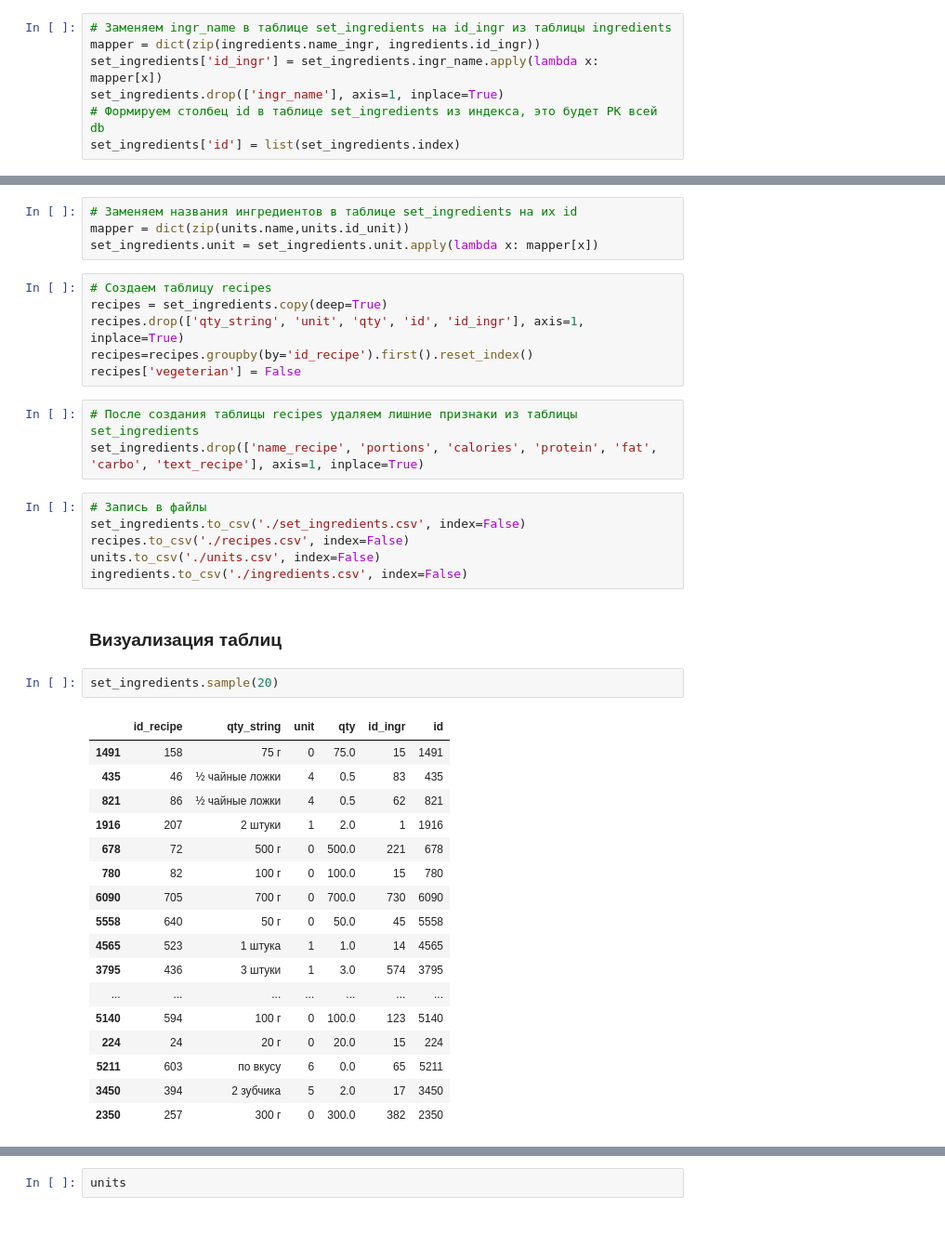
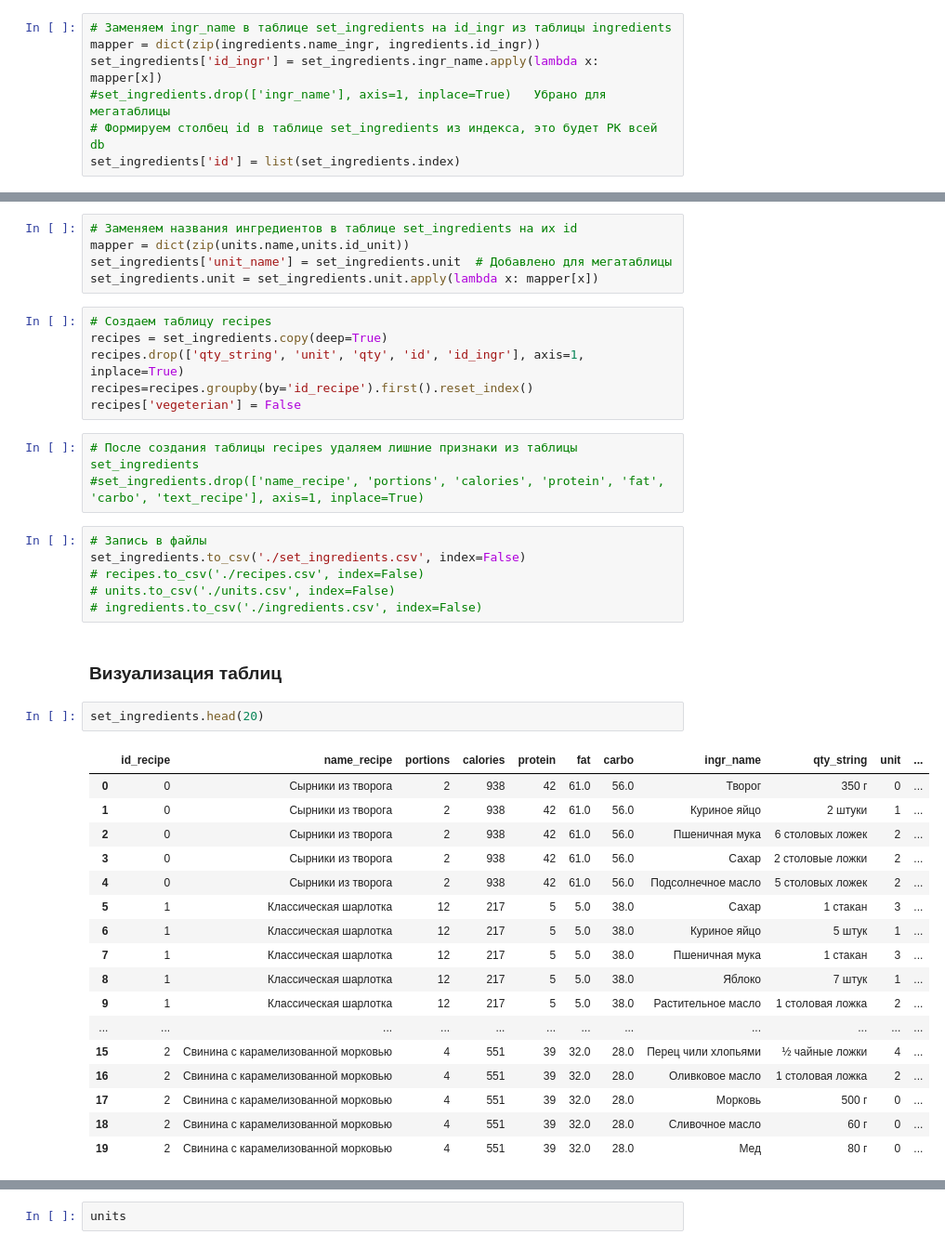
Before and after one commit to Yyalexx/random-desert, a Jupyter notebook: eda.ru/make_tbl_2.ipynb, the cells around one changed output, grey strips where cells are left out. Shown: that part at 93% size. Drawn from its saved outputs; the diff is of its cells as text.

Commit message:
category ingr_dict.ipynb

```diff
--- a/eda.ru/make_tbl_2.ipynb
+++ b/eda.ru/make_tbl_2.ipynb
@@ -24,7 +24,7 @@ set_ingredients. rename(columns = {'recipe_name':'name_recipe',
 # Заменяем ingr_name в таблице set_ingredients на id_ingr из таблицы ingredients
 mapper = dict(zip(ingredients.name_ingr, ingredients.id_ingr))
 set_ingredients['id_ingr'] = set_ingredients.ingr_name.apply(lambda x: mapper[x])
-set_ingredients.drop(['ingr_name'], axis=1, inplace=True)
+#set_ingredients.drop(['ingr_name'], axis=1, inplace=True)   Убрано для мегатаблицы
 # Формируем столбец id в таблице set_ingredients из индекса, это будет PK всей db
 set_ingredients['id'] = list(set_ingredients.index)
 # %%
@@ -103,6 +103,7 @@ units['id_unit'] = list(units.index)
 # %%
 # Заменяем названия ингредиентов в таблице set_ingredients на их id
 mapper = dict(zip(units.name,units.id_unit))
+set_ingredients['unit_name'] = set_ingredients.unit  # Добавлено для мегатаблицы
 set_ingredients.unit = set_ingredients.unit.apply(lambda x: mapper[x])
 # %%
 # Создаем таблицу recipes
@@ -112,35 +113,35 @@ recipes=recipes.groupby(by='id_recipe').first().reset_index()
 recipes['vegeterian'] = False
 # %%
 # После создания таблицы recipes удаляем лишние признаки из таблицы set_ingredients
-set_ingredients.drop(['name_recipe', 'portions', 'calories', 'protein', 'fat', 'carbo', 'text_recipe'], axis=1, inplace=True)
+#set_ingredients.drop(['name_recipe', 'portions', 'calories', 'protein', 'fat', 'carbo', 'text_recipe'], axis=1, inplace=True)
 # %%
 # Запись в файлы
 set_ingredients.to_csv('./set_ingredients.csv', index=False)
-recipes.to_csv('./recipes.csv', index=False)
-units.to_csv('./units.csv', index=False)
-ingredients.to_csv('./ingredients.csv', index=False)
+# recipes.to_csv('./recipes.csv', index=False)
+# units.to_csv('./units.csv', index=False)
+# ingredients.to_csv('./ingredients.csv', index=False)
 # %% [markdown]
 ### Визуализация таблиц
 # %%
-set_ingredients.sample(20)
+set_ingredients.head(20)
 # %% [output]
-|  | id_recipe | qty_string | unit | qty | id_ingr | id |
-| 1491 | 158 | 75 г | 0 | 75.0 | 15 | 1491 |
-| 435 | 46 | ½ чайные ложки | 4 | 0.5 | 83 | 435 |
-| 821 | 86 | ½ чайные ложки | 4 | 0.5 | 62 | 821 |
-| 1916 | 207 | 2 штуки | 1 | 2.0 | 1 | 1916 |
-| 678 | 72 | 500 г | 0 | 500.0 | 221 | 678 |
-| 780 | 82 | 100 г | 0 | 100.0 | 15 | 780 |
-| 6090 | 705 | 700 г | 0 | 700.0 | 730 | 6090 |
-| 5558 | 640 | 50 г | 0 | 50.0 | 45 | 5558 |
-| 4565 | 523 | 1 штука | 1 | 1.0 | 14 | 4565 |
-| 3795 | 436 | 3 штуки | 1 | 3.0 | 574 | 3795 |
-| ... | ... | ... | ... | ... | ... | ... |
-| 5140 | 594 | 100 г | 0 | 100.0 | 123 | 5140 |
-| 224 | 24 | 20 г | 0 | 20.0 | 15 | 224 |
-| 5211 | 603 | по вкусу | 6 | 0.0 | 65 | 5211 |
-| 3450 | 394 | 2 зубчика | 5 | 2.0 | 17 | 3450 |
-| 2350 | 257 | 300 г | 0 | 300.0 | 382 | 2350 |
+|  | id_recipe | name_recipe | portions | calories | protein | fat | carbo | ingr_name | qty_string | unit | ... |
+| 0 | 0 | Сырники из творога | 2 | 938 | 42 | 61.0 | 56.0 | Творог | 350 г | 0 | ... |
+| 1 | 0 | Сырники из творога | 2 | 938 | 42 | 61.0 | 56.0 | Куриное яйцо | 2 штуки | 1 | ... |
+| 2 | 0 | Сырники из творога | 2 | 938 | 42 | 61.0 | 56.0 | Пшеничная мука | 6 столовых ложек | 2 | ... |
+| 3 | 0 | Сырники из творога | 2 | 938 | 42 | 61.0 | 56.0 | Сахар | 2 столовые ложки | 2 | ... |
+| 4 | 0 | Сырники из творога | 2 | 938 | 42 | 61.0 | 56.0 | Подсолнечное масло | 5 столовых ложек | 2 | ... |
+| 5 | 1 | Классическая шарлотка | 12 | 217 | 5 | 5.0 | 38.0 | Сахар | 1 стакан | 3 | ... |
+| 6 | 1 | Классическая шарлотка | 12 | 217 | 5 | 5.0 | 38.0 | Куриное яйцо | 5 штук | 1 | ... |
+| 7 | 1 | Классическая шарлотка | 12 | 217 | 5 | 5.0 | 38.0 | Пшеничная мука | 1 стакан | 3 | ... |
+| 8 | 1 | Классическая шарлотка | 12 | 217 | 5 | 5.0 | 38.0 | Яблоко | 7 штук | 1 | ... |
+| 9 | 1 | Классическая шарлотка | 12 | 217 | 5 | 5.0 | 38.0 | Растительное масло | 1 столовая ложка | 2 | ... |
+| ... | ... | ... | ... | ... | ... | ... | ... | ... | ... | ... | ... |
+| 15 | 2 | Свинина с карамелизованной морковью | 4 | 551 | 39 | 32.0 | 28.0 | Перец чили хлопьями | ½ чайные ложки | 4 | ... |
+| 16 | 2 | Свинина с карамелизованной морковью | 4 | 551 | 39 | 32.0 | 28.0 | Оливковое масло | 1 столовая ложка | 2 | ... |
+| 17 | 2 | Свинина с карамелизованной морковью | 4 | 551 | 39 | 32.0 | 28.0 | Морковь | 500 г | 0 | ... |
+| 18 | 2 | Свинина с карамелизованной морковью | 4 | 551 | 39 | 32.0 | 28.0 | Сливочное масло | 60 г | 0 | ... |
+| 19 | 2 | Свинина с карамелизованной морковью | 4 | 551 | 39 | 32.0 | 28.0 | Мед | 80 г | 0 | ... |
 # %%
 recipes
 # %% [output]
```
Also changed, not shown: parts of 1 cell of this notebook, 6 other files.
